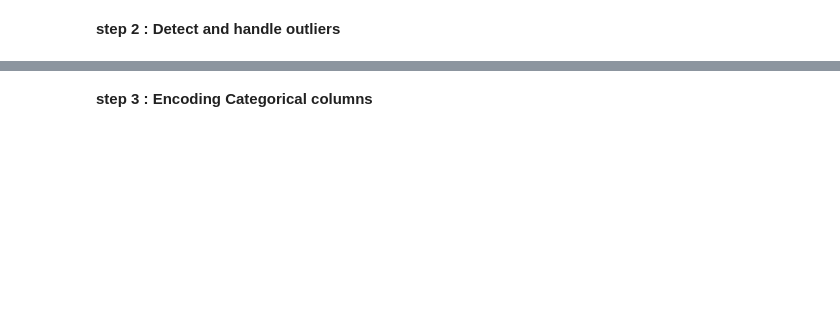
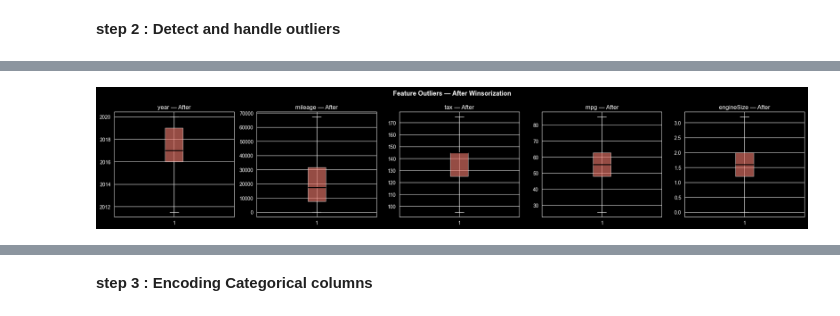
Before and after one commit to Farahhamza56/Assignment1_ML, a Jupyter notebook: Notebook/Car_Price_Project.ipynb, the cells around one changed output, grey strips where cells are left out. Cells and saved outputs as stored; diff of their text form; code cells hidden in the pictures; blank space fills up the shorter version.

```diff
--- a/Notebook/Car_Price_Project.ipynb
+++ b/Notebook/Car_Price_Project.ipynb
@@ -227,0 +279,15 @@ df_clean.head()
+# %%
+# After
+fig_feat2, axes_feat2 = plt.subplots(1, 5, figsize=(20, 4))
+
+for i, col in enumerate(numerical_cols):
+    axes_feat2[i].boxplot(df_clean[col], patch_artist=True,
+                          boxprops=dict(facecolor='salmon', alpha=0.6),
+                          medianprops=dict(color='black', linewidth=2))
+    axes_feat2[i].set_title(f'{col} — After')
+
+plt.suptitle('Feature Outliers — After Winsorization', fontsize=13, fontweight='bold')
+plt.tight_layout()
+plt.show()
+# %% [output]
+[figure, added]
```
Also changed, not shown: parts of 27 cells of this notebook.
